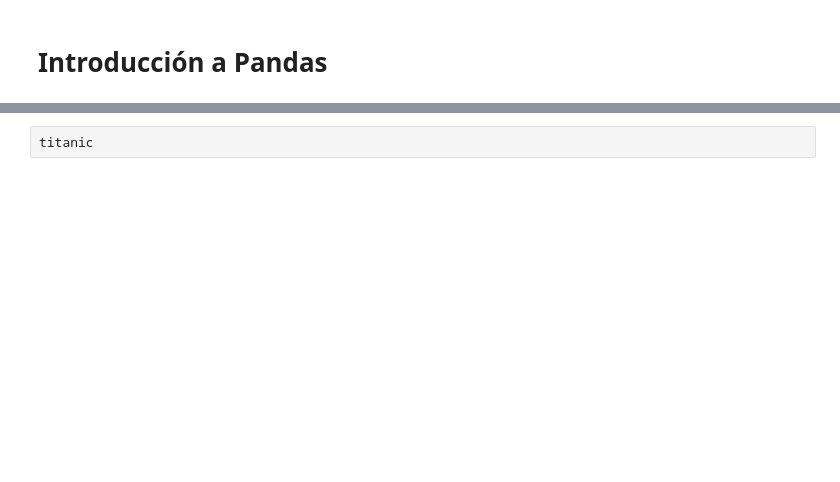
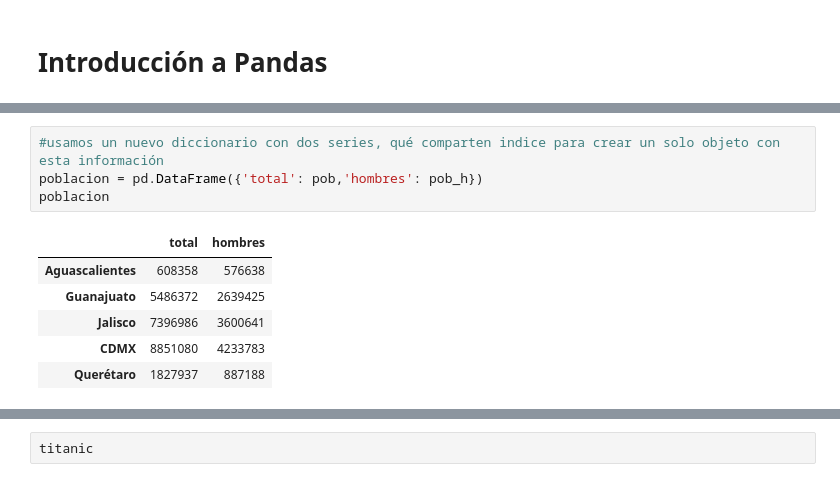
Before and after one commit to AnIsAsPe/ClasificadorClientesTelecom, a Jupyter notebook: Introducción a Pandas.ipynb, the cells around one changed output, grey strips where cells are left out. Drawn from its saved outputs; the diff is of its cells as text; blank space fills up the shorter version.

```diff
--- a/Introducción a Pandas.ipynb
+++ b/Introducción a Pandas.ipynb
@@ -9,0 +160,11 @@ import pandas as pd
+# %%
+#usamos un nuevo diccionario con dos series, qué comparten indice para crear un solo objeto con esta información
+poblacion = pd.DataFrame({'total': pob,'hombres': pob_h})
+poblacion
+# %% [output]
+|  | total | hombres |
+| Aguascalientes | 608358 | 576638 |
+| Guanajuato | 5486372 | 2639425 |
+| Jalisco | 7396986 | 3600641 |
+| CDMX | 8851080 | 4233783 |
+| Querétaro | 1827937 | 887188 |
```
Also changed, not shown: parts of 52 cells of this notebook.
